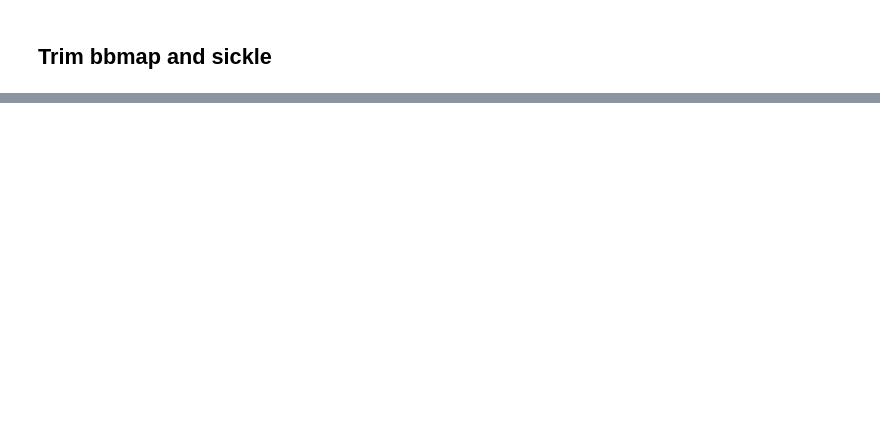
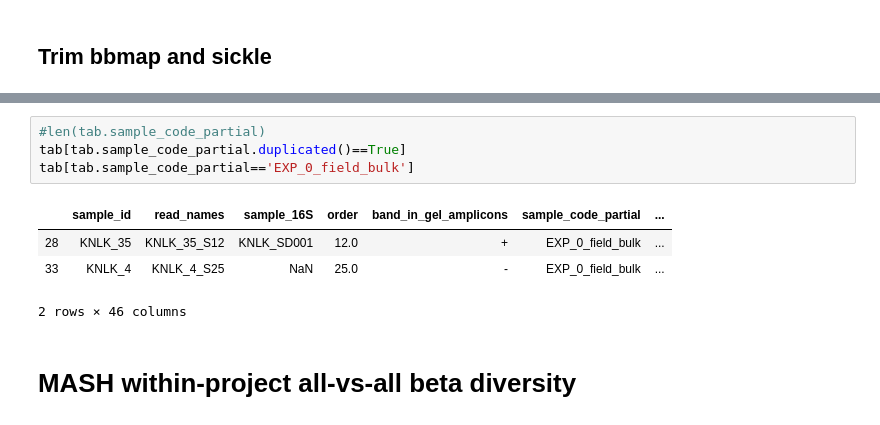
Before and after one commit to rosekantor/awtp2, a Jupyter notebook: reads_to_assemblies.ipynb, the cells around one changed output, grey strips where cells are left out. Drawn from its saved outputs; the diff is of its cells as text; blank space fills up the shorter version.

```diff
--- a/reads_to_assemblies.ipynb
+++ b/reads_to_assemblies.ipynb
@@ -84,0 +71,11 @@ f.close()
+# %%
+#len(tab.sample_code_partial)
+tab[tab.sample_code_partial.duplicated()==True]
+tab[tab.sample_code_partial=='EXP_0_field_bulk']
+# %% [output]
+|  | sample_id | read_names | sample_16S | order | band_in_gel_amplicons | sample_code_partial | ... |
+| 28 | KNLK_35 | KNLK_35_S12 | KNLK_SD001 | 12.0 | + | EXP_0_field_bulk | ... |
+| 33 | KNLK_4 | KNLK_4_S25 | NaN | 25.0 | - | EXP_0_field_bulk | ... |
+2 rows × 46 columns
+# %% [markdown]
+# MASH within-project all-vs-all beta diversity
```
Also changed, not shown: parts of 16 cells of this notebook.
